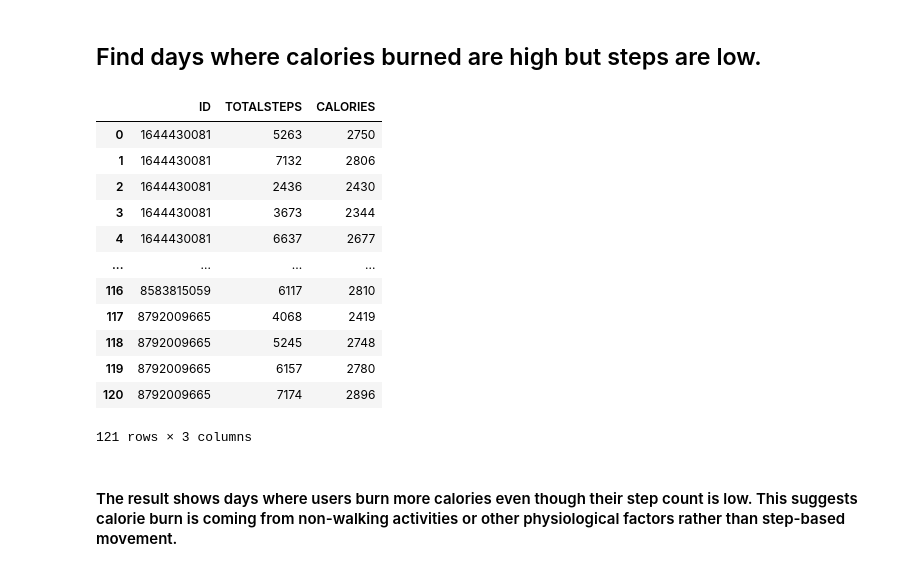
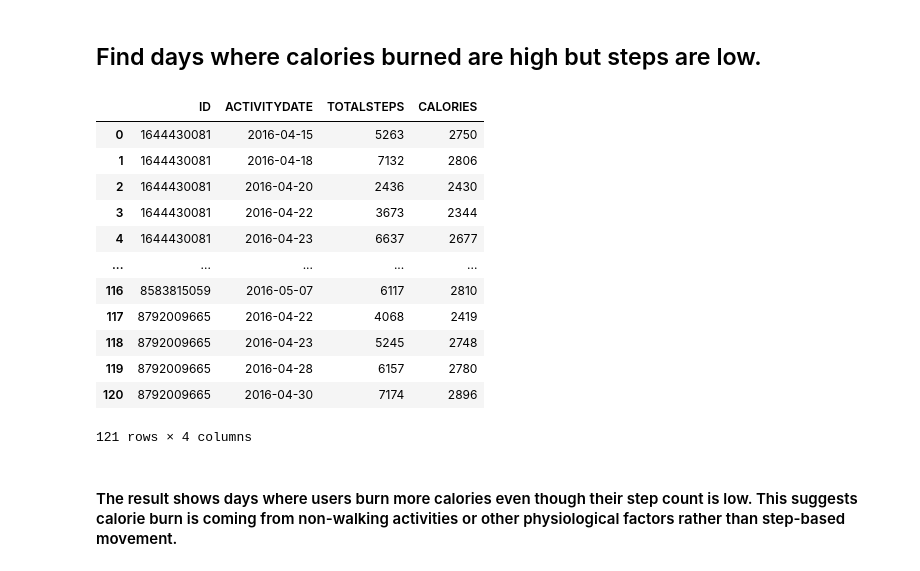
Before and after one commit to bollavamshidarreddy/fitbit-lifestyle-segmentation, a Jupyter notebook: notebooks/sql_analysis.ipynb, the cells around one changed output. Saved outputs shown, nothing was run; the diff lists cells and outputs as text; code cells hidden in the pictures.

```diff
--- a/notebooks/sql_analysis.ipynb
+++ b/notebooks/sql_analysis.ipynb
@@ -489,32 +489,32 @@ df
 # %%
 with engine.connect() as conn:
     result = conn.execute(
         text("""
             with averages as (SELECT  AVG(TOTALSTEPS) AS AVG_STEPS, AVG(CALORIES) AS AVG_CALORIES
             FROM dailyactivity_merged)
 
-            SELECT ID, TOTALSTEPS, CALORIES
+            SELECT ID,ACTIVITYDATE, TOTALSTEPS, CALORIES
             FROM dailyactivity_merged
             CROSS JOIN AVERAGES
             WHERE TOTALSTEPS<=AVG_STEPS AND CALORIES>=AVG_CALORIES;
         """)
     )
 
 df = pd.DataFrame(result.fetchall(), columns=result.keys())
 df
 # %% [output]
-|  | ID | TOTALSTEPS | CALORIES |
-| 0 | 1644430081 | 5263 | 2750 |
-| 1 | 1644430081 | 7132 | 2806 |
-| 2 | 1644430081 | 2436 | 2430 |
-| 3 | 1644430081 | 3673 | 2344 |
-| 4 | 1644430081 | 6637 | 2677 |
-| ... | ... | ... | ... |
-| 116 | 8583815059 | 6117 | 2810 |
-| 117 | 8792009665 | 4068 | 2419 |
-| 118 | 8792009665 | 5245 | 2748 |
-| 119 | 8792009665 | 6157 | 2780 |
-| 120 | 8792009665 | 7174 | 2896 |
+|  | ID | ACTIVITYDATE | TOTALSTEPS | CALORIES |
+| 0 | 1644430081 | 2016-04-15 | 5263 | 2750 |
+| 1 | 1644430081 | 2016-04-18 | 7132 | 2806 |
+| 2 | 1644430081 | 2016-04-20 | 2436 | 2430 |
+| 3 | 1644430081 | 2016-04-22 | 3673 | 2344 |
+| 4 | 1644430081 | 2016-04-23 | 6637 | 2677 |
+| ... | ... | ... | ... | ... |
+| 116 | 8583815059 | 2016-05-07 | 6117 | 2810 |
+| 117 | 8792009665 | 2016-04-22 | 4068 | 2419 |
+| 118 | 8792009665 | 2016-04-23 | 5245 | 2748 |
+| 119 | 8792009665 | 2016-04-28 | 6157 | 2780 |
+| 120 | 8792009665 | 2016-04-30 | 7174 | 2896 |
-121 rows × 3 columns
+121 rows × 4 columns
 # %% [markdown]
 #### The result shows days where users burn more calories even though their step count is low. This suggests calorie burn is coming from non-walking activities or other physiological factors rather than step-based movement.
```
Also changed, not shown: parts of 55 cells of this notebook, 1 other file.
